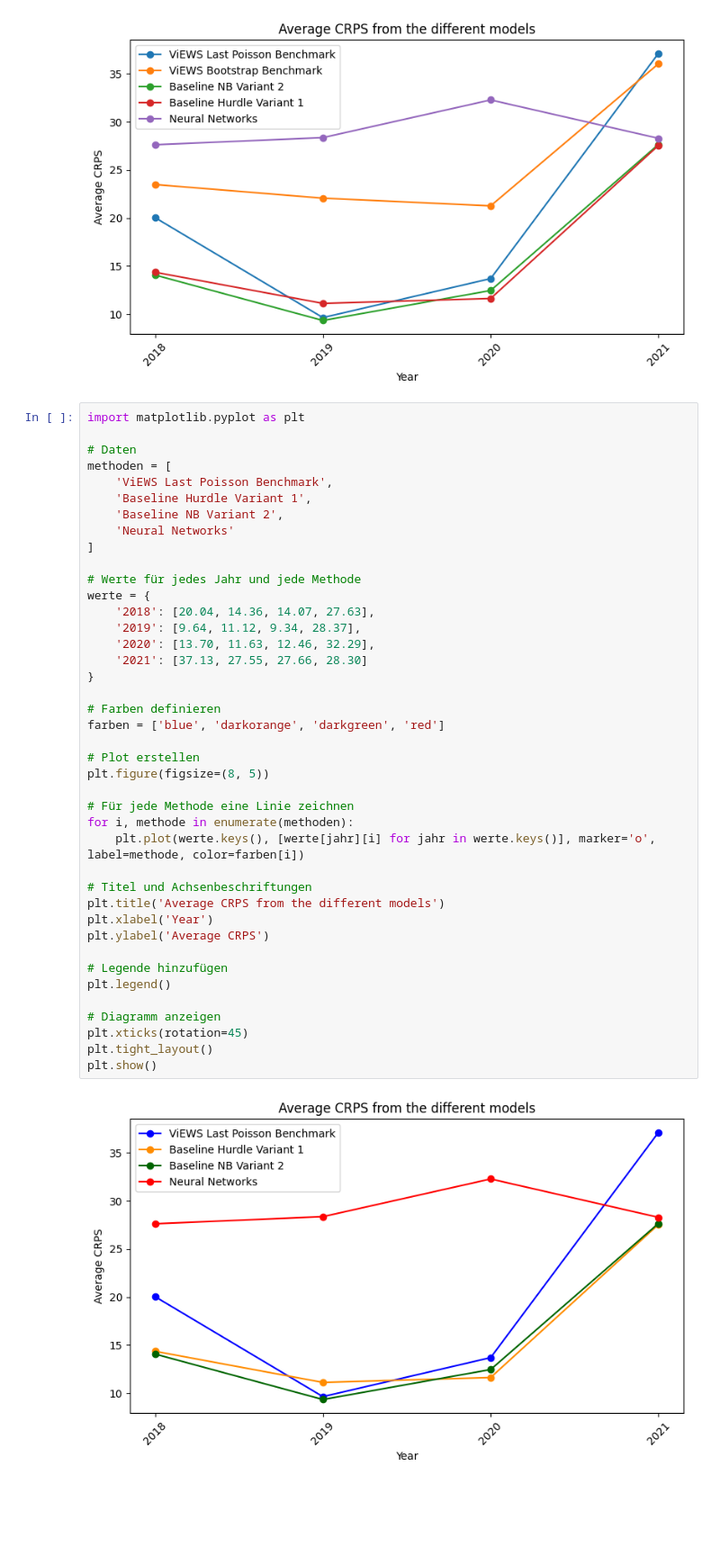
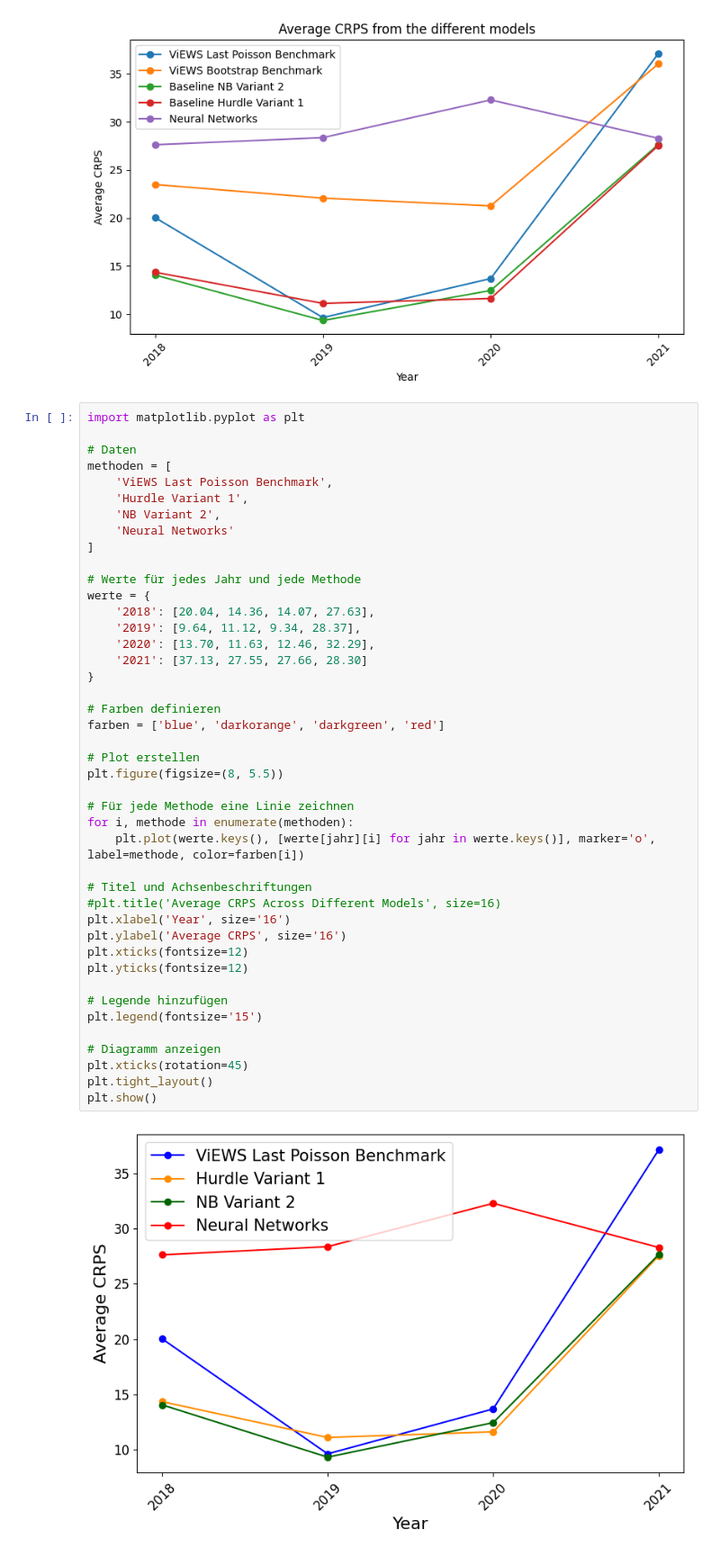
Before and after one commit to toboden/ConflictPredProbabilistic, a Jupyter notebook: benchmark views/cdf_plots.ipynb, the cells around one changed output. Shown at 90% size. Cells and saved outputs as stored; diff of their text form; blank space fills up the shorter version.

```diff
--- a/benchmark views/cdf_plots.ipynb
+++ b/benchmark views/cdf_plots.ipynb
@@ -527,40 +525,42 @@ import matplotlib.pyplot as plt
 # Daten
 methoden = [
     'ViEWS Last Poisson Benchmark',
-    'Baseline Hurdle Variant 1',
-    'Baseline NB Variant 2',
+    'Hurdle Variant 1',
+    'NB Variant 2',
     'Neural Networks'
 ]
 
 # Werte für jedes Jahr und jede Methode
 werte = {
     '2018': [20.04, 14.36, 14.07, 27.63],
     '2019': [9.64, 11.12, 9.34, 28.37],
     '2020': [13.70, 11.63, 12.46, 32.29],
     '2021': [37.13, 27.55, 27.66, 28.30]
 }
 
 # Farben definieren
 farben = ['blue', 'darkorange', 'darkgreen', 'red']
 
 # Plot erstellen
-plt.figure(figsize=(8, 5))
+plt.figure(figsize=(8, 5.5))
 
 # Für jede Methode eine Linie zeichnen
 for i, methode in enumerate(methoden):
     plt.plot(werte.keys(), [werte[jahr][i] for jahr in werte.keys()], marker='o', label=methode, color=farben[i])
 
 # Titel und Achsenbeschriftungen
-plt.title('Average CRPS from the different models')
-plt.xlabel('Year')
-plt.ylabel('Average CRPS')
+#plt.title('Average CRPS Across Different Models', size=16)
+plt.xlabel('Year', size='16')
+plt.ylabel('Average CRPS', size='16')
+plt.xticks(fontsize=12)
+plt.yticks(fontsize=12)
 
 # Legende hinzufügen
-plt.legend()
+plt.legend(fontsize='15')
 
 # Diagramm anzeigen
 plt.xticks(rotation=45)
 plt.tight_layout()
 plt.show()
 # %% [output]
-[figure, old version]
+[figure, new version]
```
Also changed, not shown: parts of 1 cell of this notebook, 2 other files.
